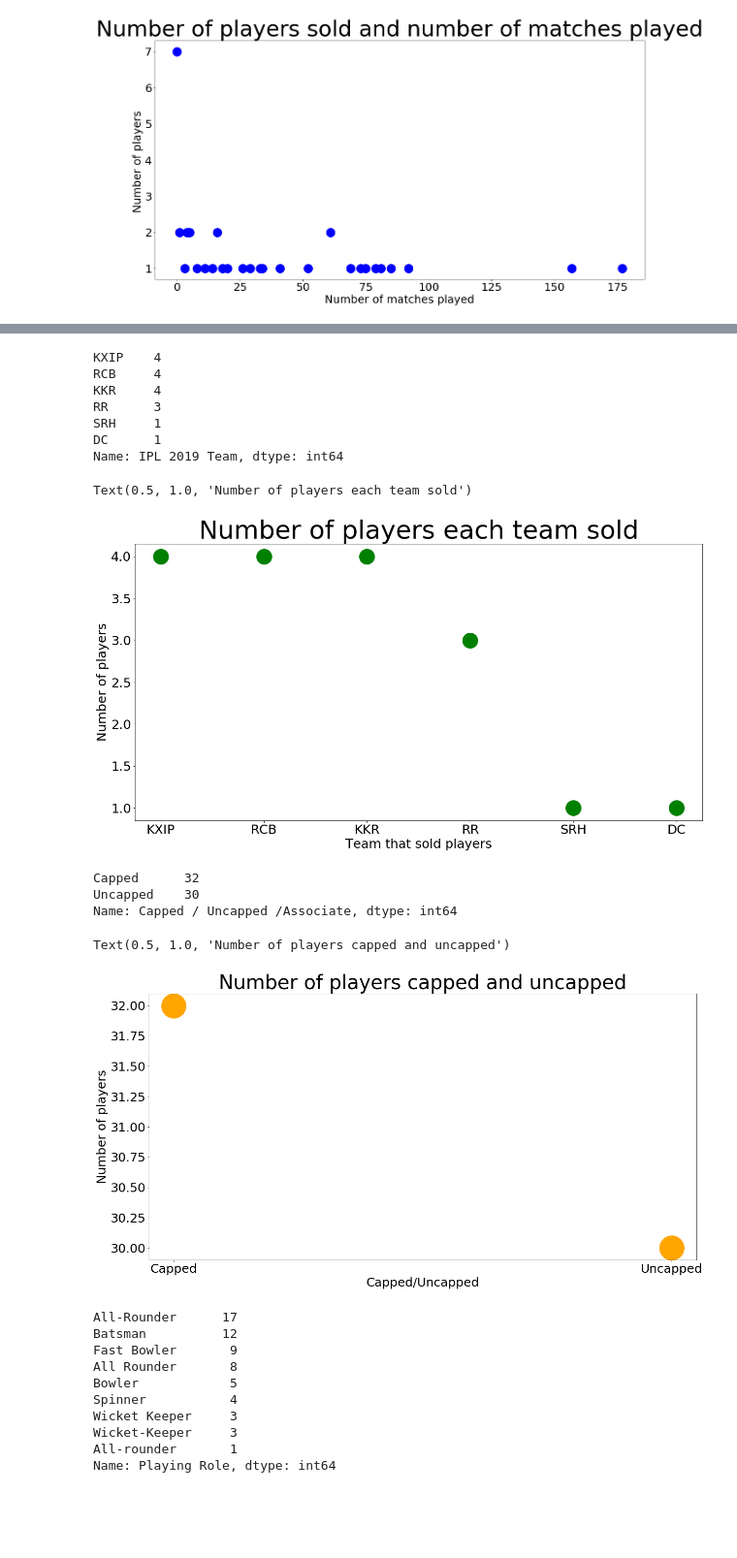
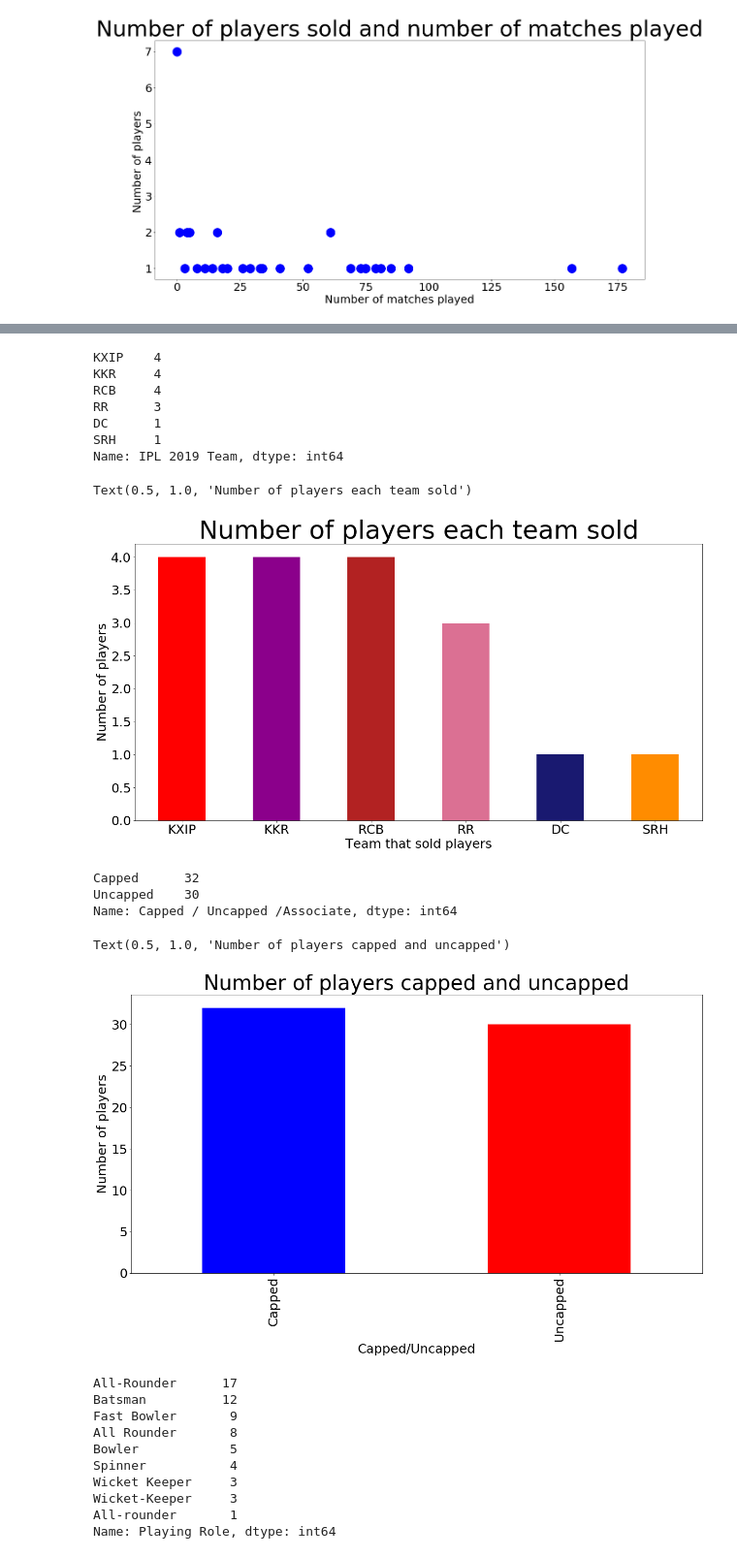
Before and after one commit to Thesavagecoder7784/Statistical-Data-Analysis-With-Pandas, a Jupyter notebook: Analysis of IPL Auction 2020.ipynb, the cells around one changed output, grey strips where cells are left out. Shown at 97% size. Saved outputs shown, nothing was run; the diff lists cells and outputs as text; code cells hidden in the pictures; blank space fills up the shorter version.

```diff
--- a/Analysis of IPL Auction 2020.ipynb
+++ b/Analysis of IPL Auction 2020.ipynb
@@ -110,40 +109,40 @@ Text(0.5, 1.0, 'Number of players each team bought')
 #Finding how many number of players each team sold
 e = df['IPL 2019 Team'].value_counts()
 print(e)
-plt.plot(e,c ='Green' , ls='', marker = 'o', ms=30)
+e.plot(kind = 'bar',color = ['red','darkmagenta','firebrick','palevioletred','midnightblue','darkorange'])
 plt.show
-plt.xticks(fontsize = 25)
+plt.xticks(fontsize = 25,rotation = 0)
 plt.yticks(fontsize = 25)
 plt.xlabel("Team that sold players",fontsize = 25)
 plt.ylabel("Number of players",fontsize = 25)
 plt.title("Number of players each team sold",fontsize = 50)
 # %% [output]
 KXIP    4
+KKR     4
 RCB     4
-KKR     4
 RR      3
+DC      1
 SRH     1
-DC      1
 Name: IPL 2019 Team, dtype: int64
 Text(0.5, 1.0, 'Number of players each team sold')
-[figure, old version]
+[figure, new version]
 # %%
 #Findind the correlation between number of players sold and capped/uncapped players
 f = df['Capped / Uncapped /Associate'].value_counts()
 print(f)
-plt.plot(f, c ='Orange' , ls='', marker = 'o', ms=50)
+f.plot(kind = 'bar',color = ['blue','red'])
 plt.show
 plt.xticks(fontsize =25)
 plt.yticks(fontsize = 25)
 plt.xlabel("Capped/Uncapped",fontsize = 25)
 plt.ylabel("Number of players",fontsize = 25)
 plt.title("Number of players capped and uncapped",fontsize = 40)
 # %% [output]
 Capped      32
 Uncapped    30
 Name: Capped / Uncapped /Associate, dtype: int64
 Text(0.5, 1.0, 'Number of players capped and uncapped')
-[figure, old version]
+[figure, new version]
 # %%
 #Finding the correlation between playing role and number of players sold
 g = df['Playing Role'].value_counts()
```
Also changed, not shown: parts of 1 cell of this notebook.
